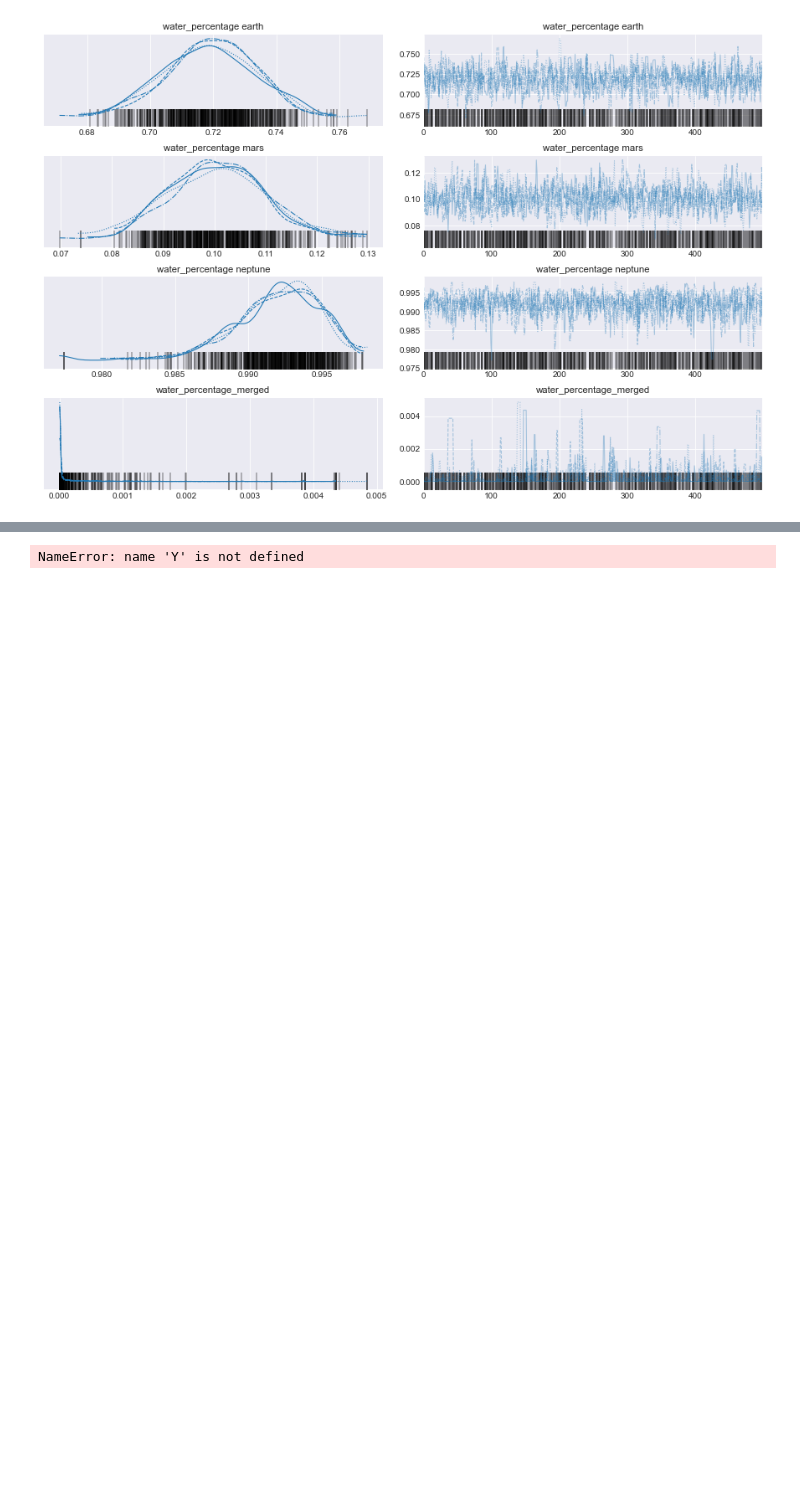
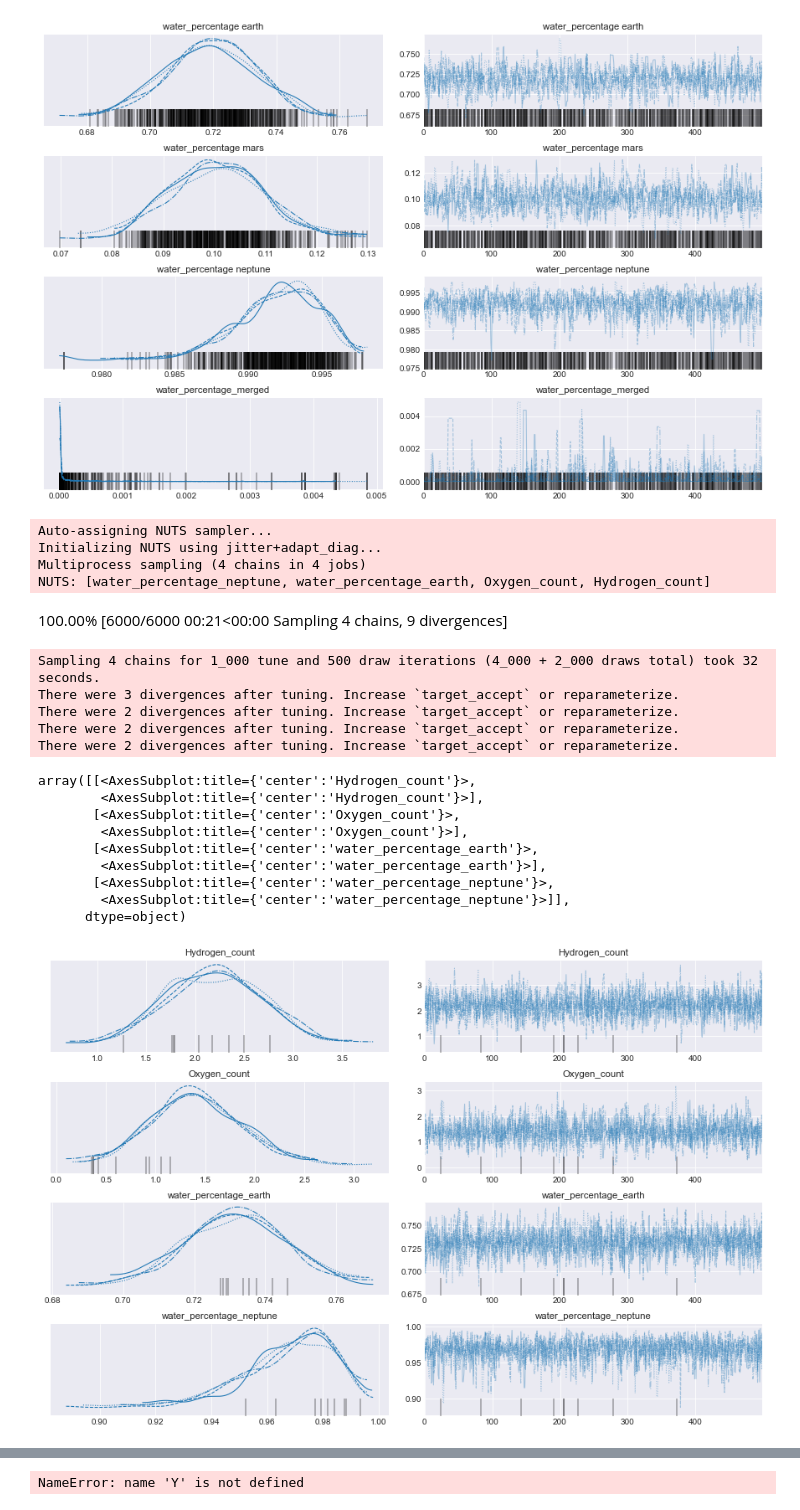
Before and after one commit to LordHerman123/Thesis, a Jupyter notebook: pyMC3_trial.ipynb, the cells around one changed output, grey strips where cells are left out. Saved outputs shown, nothing was run; the diff lists cells and outputs as text; code cells hidden in the pictures; blank space fills up the shorter version.

Commit message:
further work on baysian model

```diff
--- a/pyMC3_trial.ipynb
+++ b/pyMC3_trial.ipynb
@@ -243,3 +227,47 @@ array([[<AxesSubplot:title={'center':'water_percentage earth'}>,
         <AxesSubplot:title={'center':'water_percentage_merged'}>]],
       dtype=object)
 [figure]
+# %%
+import arviz as az
+
+model_planet_2 = Model()
+with model_planet_2:
+    #not certain if these get properly back updated?
+    Hydrogen_count = Normal("Hydrogen_count",2,0.5)
+    Oxygen_count = Normal("Oxygen_count",2,0.5)
+
+    #what word er precies afgehaald? std mean probably mean
+    #trial_link_function = Hydrogen_count-Oxygen_count
+    #trial_link_function_disp = pm.Normal("trial_link_function_disp",mu=trial_link_function)
+
+    water_percentage_earth = pm.Beta("water_percentage_earth", alpha=Hydrogen_count, beta=Oxygen_count)
+    water_percentage_neptune = pm.Beta("water_percentage_neptune", alpha=Hydrogen_count, beta=Oxygen_count)
+
+    Y_obs_earth = Binomial("Y_obs_earth", n=total_obs_earth[1000], p=water_percentage_earth, observed=water_obs_earth[1000])
+    Y_obs_neptune = Binomial("Y_obs_neptune", n=total_obs_neptune[100], p=water_percentage_neptune, observed=water_obs_neptune[100])
+
+    trace = sample(500, cores=4)
+
+# Plotting trace for water_percentage
+az.plot_trace(trace)
+# %% [output]
+Auto-assigning NUTS sampler...
+Initializing NUTS using jitter+adapt_diag...
+Multiprocess sampling (4 chains in 4 jobs)
+NUTS: [water_percentage_neptune, water_percentage_earth, Oxygen_count, Hydrogen_count]
+100.00% [6000/6000 00:21<00:00 Sampling 4 chains, 9 divergences]
+Sampling 4 chains for 1_000 tune and 500 draw iterations (4_000 + 2_000 draws total) took 32 seconds.
+There were 3 divergences after tuning. Increase `target_accept` or reparameterize.
+There were 2 divergences after tuning. Increase `target_accept` or reparameterize.
+There were 2 divergences after tuning. Increase `target_accept` or reparameterize.
+There were 2 divergences after tuning. Increase `target_accept` or reparameterize.
+array([[<AxesSubplot:title={'center':'Hydrogen_count'}>,
+        <AxesSubplot:title={'center':'Hydrogen_count'}>],
+       [<AxesSubplot:title={'center':'Oxygen_count'}>,
+        <AxesSubplot:title={'center':'Oxygen_count'}>],
+       [<AxesSubplot:title={'center':'water_percentage_earth'}>,
+        <AxesSubplot:title={'center':'water_percentage_earth'}>],
+       [<AxesSubplot:title={'center':'water_percentage_neptune'}>,
+        <AxesSubplot:title={'center':'water_percentage_neptune'}>]],
+      dtype=object)
+[figure, added]
```
Also changed, not shown: parts of 13 cells of this notebook, 2 other files.
